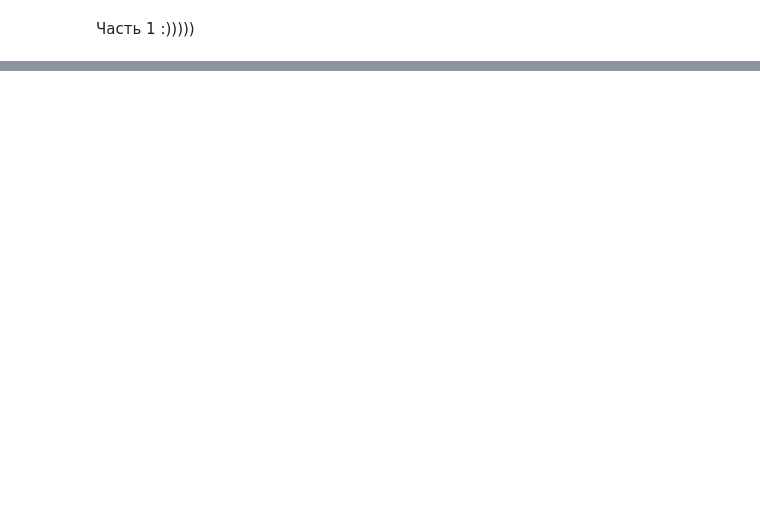
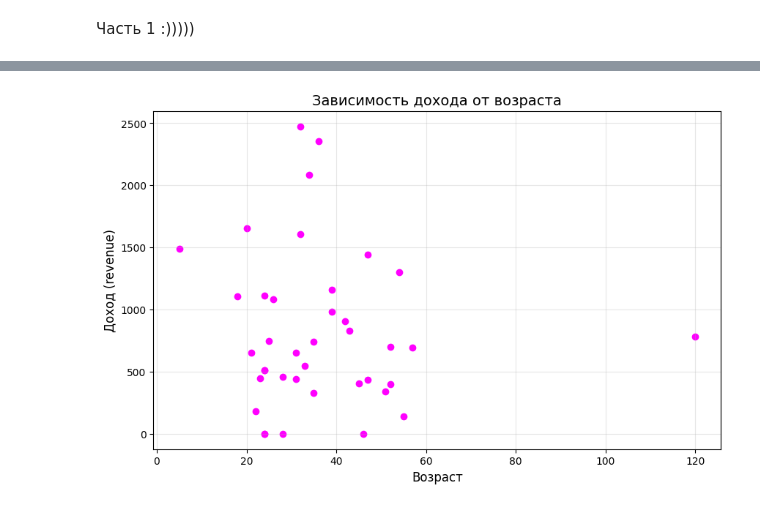
Before and after one commit to kitaevakatya1-tech/Grib, a Jupyter notebook: homeworks/HW02/HW02.ipynb, the cells around one changed output, grey strips where cells are left out. Saved outputs shown, nothing was run; the diff lists cells and outputs as text; code cells hidden in the pictures; blank space fills up the shorter version.

```diff
--- a/homeworks/HW02/HW02.ipynb
+++ b/homeworks/HW02/HW02.ipynb
@@ -59,0 +134,11 @@ purchases: 1 отрицательных значений
+# %%
+plt.figure(figsize=(10, 6))
+plt.scatter(df['age'], df['revenue'], color='#FF00FF')
+plt.title('Зависимость дохода от возраста', fontsize=14)
+plt.xlabel('Возраст', fontsize=12)
+plt.ylabel('Доход (revenue)', fontsize=12)
+plt.grid(alpha=0.3)
+plt.savefig('figures/figure.png')
+plt.show()
+# %% [output]
+[figure, added]
```
Also changed, not shown: parts of 6 cells of this notebook, 1 other file.
